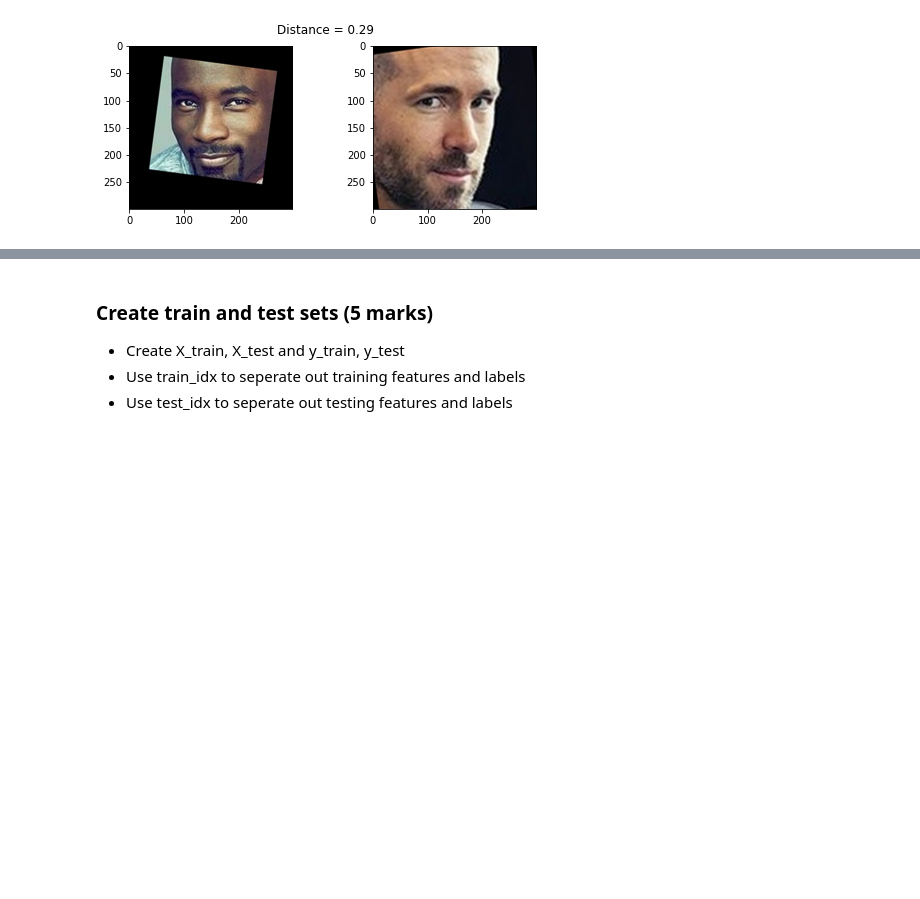
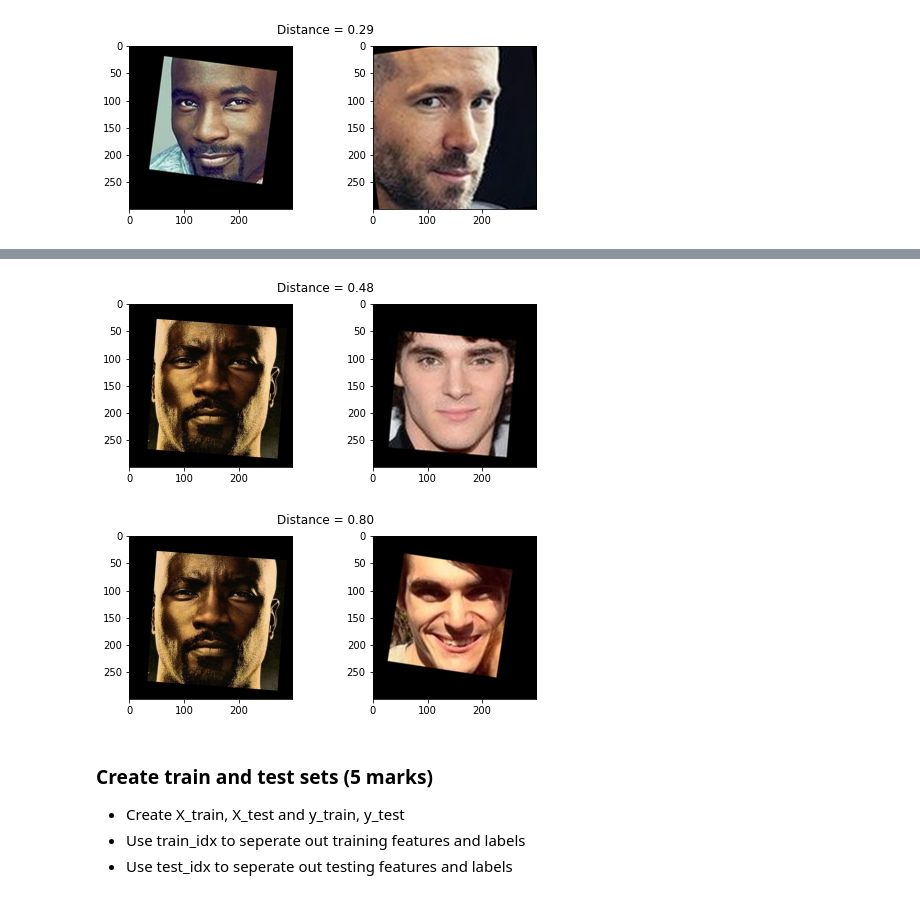
Before and after one commit to subodhpushpak/quickreference, a Jupyter notebook: mlai/Face_recognition_Questions_Project_CV_AIML_Online.ipynb, the cells around one changed output, grey strips where cells are left out. Drawn from its saved outputs; the diff is of its cells as text; code cells hidden in the pictures; blank space fills up the shorter version.

```diff
--- a/mlai/Face_recognition_Questions_Project_CV_AIML_Online.ipynb
+++ b/mlai/Face_recognition_Questions_Project_CV_AIML_Online.ipynb
@@ -276,3 +294,9 @@ show_pair(2, 180)
+# %%
+show_pair(70, 72)
+show_pair(70, 115)
+# %% [output]
+[figure, added]
+[figure, added]
 # %% [markdown]
 ### Create train and test sets (5 marks)
 - Create X_train, X_test and y_train, y_test
```
Also changed, not shown: parts of 19 cells of this notebook.
